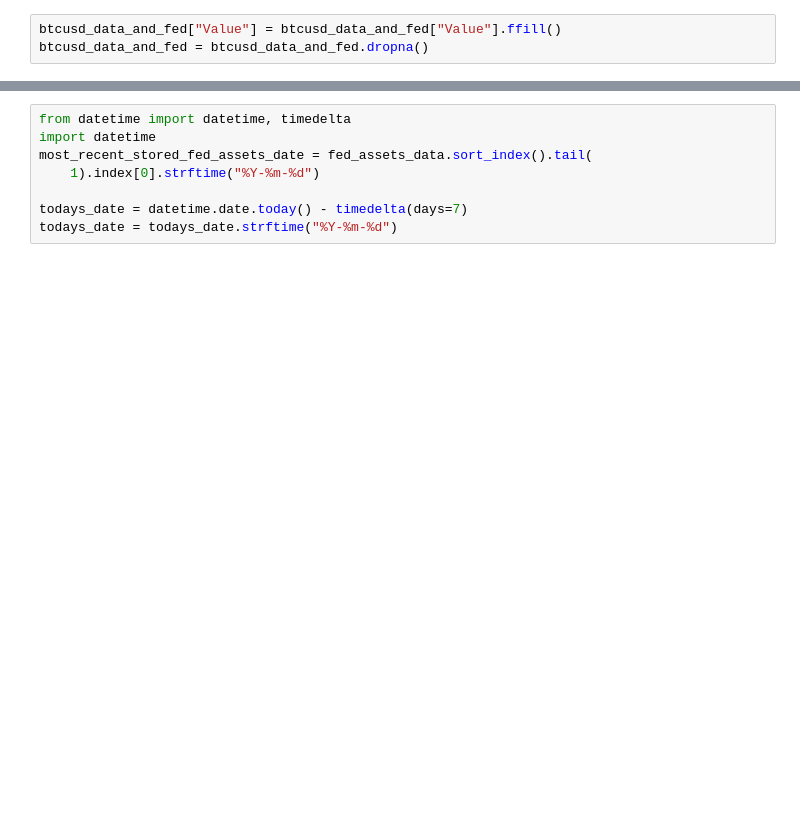
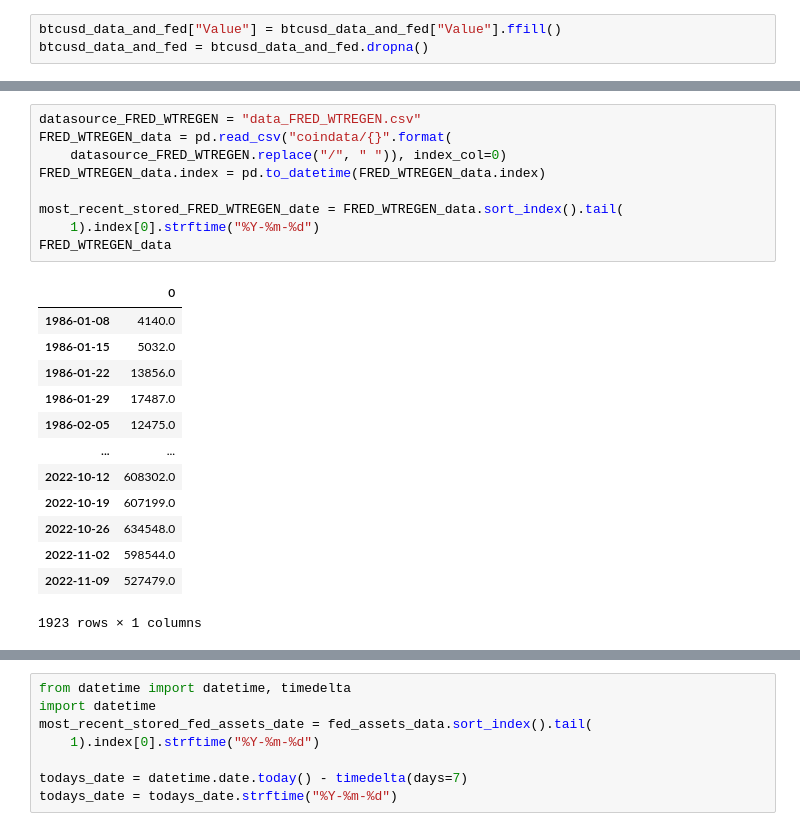
Before and after one commit to mgebele/crypto_charts_stats, a Jupyter notebook: test.ipynb, the cells around one changed output, grey strips where cells are left out. Drawn from its saved outputs; the diff is of its cells as text; blank space fills up the shorter version.

```diff
--- a/test.ipynb
+++ b/test.ipynb
@@ -126,0 +269,23 @@ btcusd_data_and_fed["111_movingaverage_per_FedAssets"] = pd.Series.rolling(btcus
+# %%
+datasource_FRED_WTREGEN = "data_FRED_WTREGEN.csv"
+FRED_WTREGEN_data = pd.read_csv("coindata/{}".format(
+    datasource_FRED_WTREGEN.replace("/", " ")), index_col=0)
+FRED_WTREGEN_data.index = pd.to_datetime(FRED_WTREGEN_data.index)
+
+most_recent_stored_FRED_WTREGEN_date = FRED_WTREGEN_data.sort_index().tail(
+    1).index[0].strftime("%Y-%m-%d")
+FRED_WTREGEN_data
+# %% [output]
+|  | 0 |
+| 1986-01-08 | 4140.0 |
+| 1986-01-15 | 5032.0 |
+| 1986-01-22 | 13856.0 |
+| 1986-01-29 | 17487.0 |
+| 1986-02-05 | 12475.0 |
+| ... | ... |
+| 2022-10-12 | 608302.0 |
+| 2022-10-19 | 607199.0 |
+| 2022-10-26 | 634548.0 |
+| 2022-11-02 | 598544.0 |
+| 2022-11-09 | 527479.0 |
+1923 rows × 1 columns
```
Also changed, not shown: parts of 40 cells of this notebook, 7 other files.
